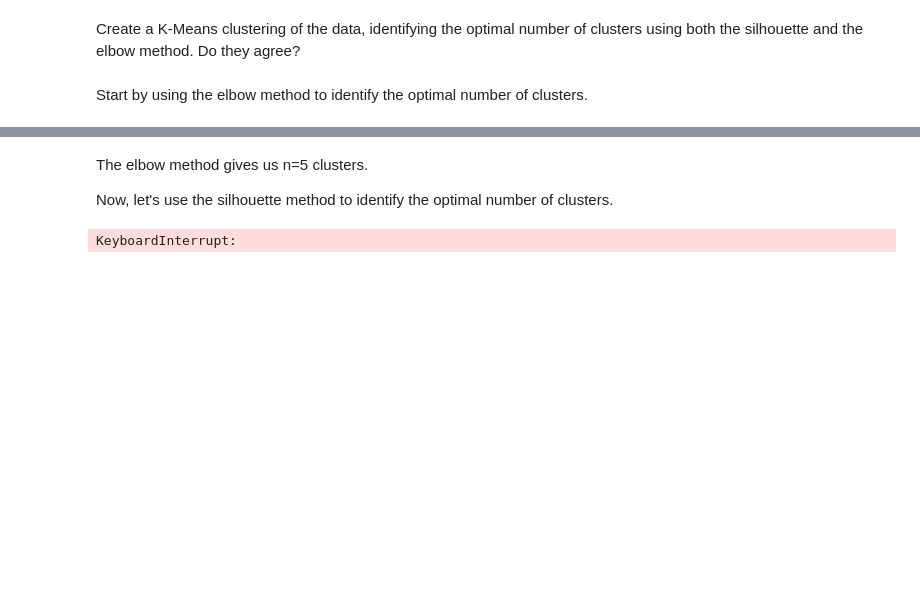
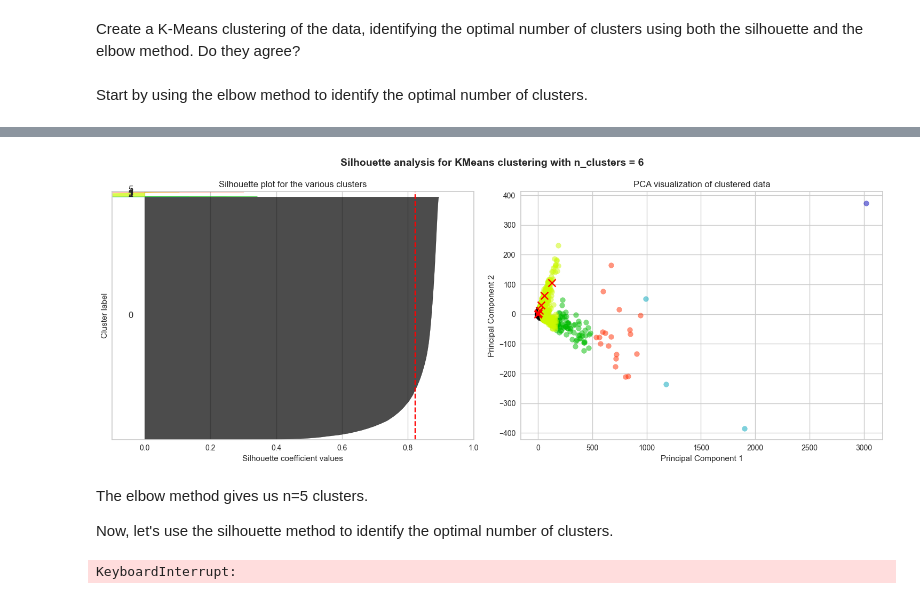
Before and after one commit to noahkostesku/CanadianHouseholdAnalysis, a Jupyter notebook: CanadianHouseholdAnalysis.ipynb, the cells around one changed output, grey strips where cells are left out. Saved outputs shown, nothing was run; the diff lists cells and outputs as text; code cells hidden in the pictures; blank space fills up the shorter version.

```diff
--- a/CanadianHouseholdAnalysis.ipynb
+++ b/CanadianHouseholdAnalysis.ipynb
@@ -285,0 +361,66 @@ visualizer.show()        # Finalize and render the figure
+# %%
+# Silhouette Analysis
+def plot_silhouette(data, n_clusters):
+    # Initialize the clusterer
+    clusterer = KMeans(n_clusters=n_clusters, random_state=2025)
+    cluster_labels = clusterer.fit_predict(data)
+
+    # Create silhouette plot
+    fig, (ax1, ax2) = plt.subplots(1, 2, figsize=(15, 6))
+
+    # Silhouette plot
+    ax1.set_xlim([-0.1, 1])
+    ax1.set_ylim([0, len(data) + (n_clusters + 1) * 10])
+
+    silhouette_avg = silhouette_score(data, cluster_labels)
+    sample_silhouette_values = silhouette_samples(data, cluster_labels)
+
+    y_lower = 10
+    for i in range(n_clusters):
+        ith_cluster_silhouette_values = sample_silhouette_values[cluster_labels == i]
+        ith_cluster_silhouette_values.sort()
+
+        size_cluster_i = ith_cluster_silhouette_values.shape[0]
+        y_upper = y_lower + size_cluster_i
+
+        color = cm.nipy_spectral(float(i) / n_clusters)
+        ax1.fill_betweenx(np.arange(y_lower, y_upper),
+                          0, ith_cluster_silhouette_values,
+                          facecolor=color, edgecolor=color, alpha=0.7)
+
+        ax1.text(-0.05, y_lower + 0.5 * size_cluster_i, str(i))
+        y_lower = y_upper + 10
+
+    ax1.set_title("Silhouette plot for the various clusters")
+    ax1.set_xlabel("Silhouette coefficient values")
+    ax1.set_ylabel("Cluster label")
+    ax1.axvline(x=silhouette_avg, color="red", linestyle="--")
+    ax1.set_yticks([])
+
+    # Scatter plot of the clustered data (using PCA for visualization)
+    pca = PCA(n_components=2)
+    principal_components = pca.fit_transform(data)
+
+    for i in range(n_clusters):
+        ax2.scatter(principal_components[cluster_labels == i, 0],
+                    principal_components[cluster_labels == i, 1],
+                    color=cm.nipy_spectral(float(i) / n_clusters),
+                    alpha=0.5)
+
+    ax2.scatter(clusterer.cluster_centers_[:, 0],
+                clusterer.cluster_centers_[:, 1],
+                marker='x', s=100, c='red')
+
+    ax2.set_title("PCA visualization of clustered data")
+    ax2.set_xlabel("Principal Component 1")
+    ax2.set_ylabel("Principal Component 2")
+
+    plt.suptitle(f"Silhouette analysis for KMeans clustering with n_clusters = {n_clusters}",
+                 fontsize=14, fontweight='bold')
+    plt.tight_layout()
+    plt.show()
+
+# Run silhouette analysis with optimal clusters
+plot_silhouette(sampled_df, optimal_clusters)
+# %% [output]
+[figure, added]
```
Also changed, not shown: parts of 12 cells of this notebook.
